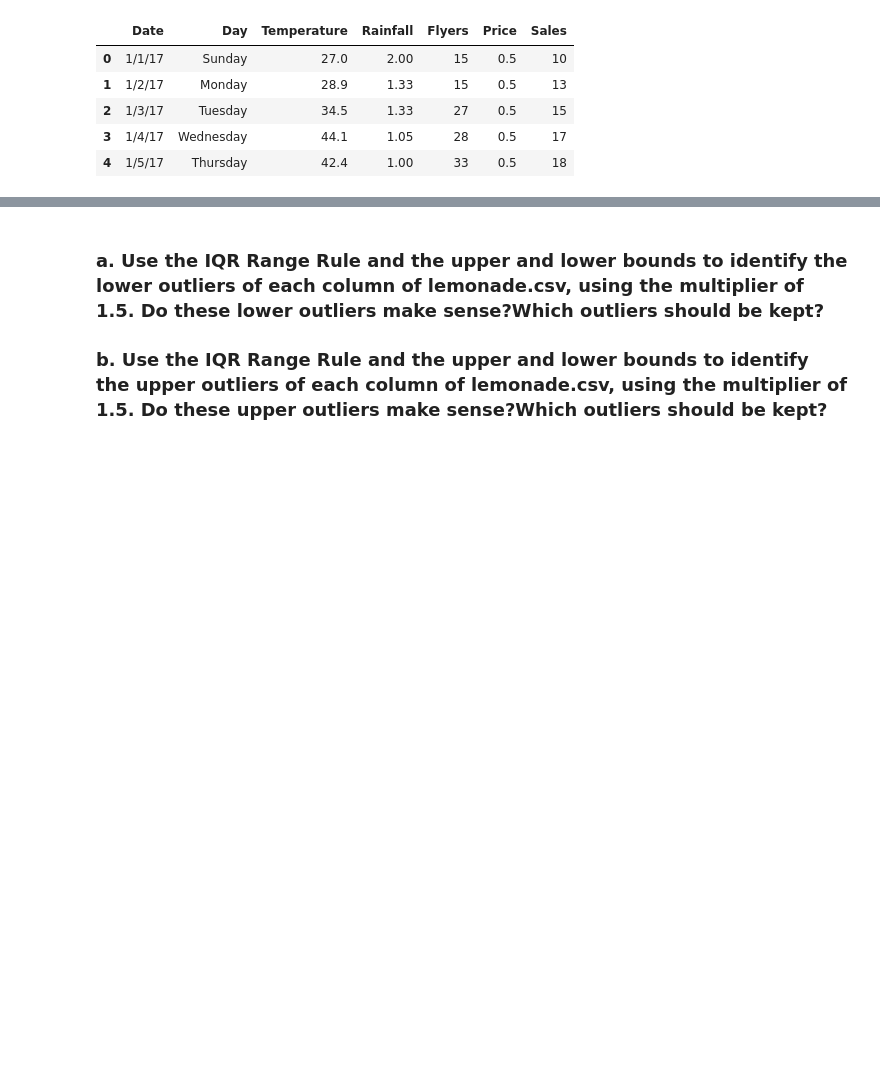
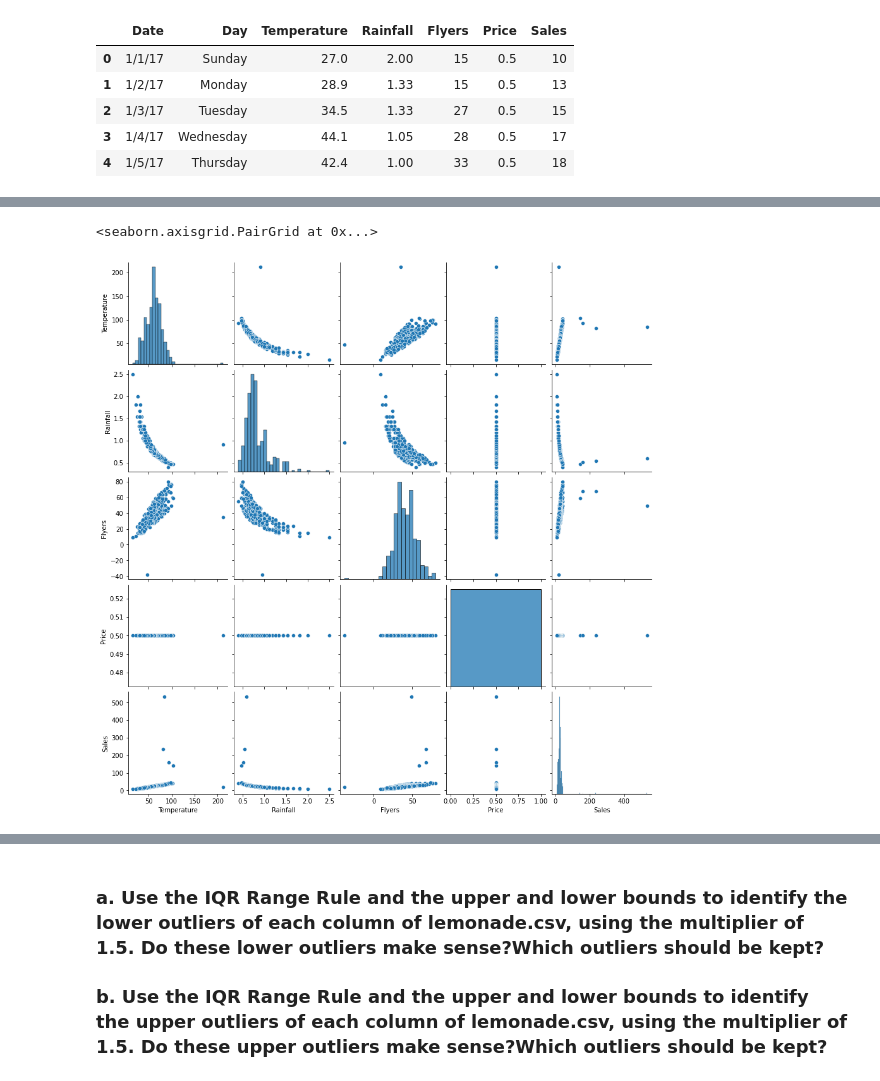
Before and after one commit to mariamnaqvi/anomaly-detection-exercises, a Jupyter notebook: continuous_probabilistic_methods.ipynb, the cells around one changed output, grey strips where cells are left out. Drawn from its saved outputs; the diff is of its cells as text; code cells hidden in the pictures; blank space fills up the shorter version.

```diff
--- a/continuous_probabilistic_methods.ipynb
+++ b/continuous_probabilistic_methods.ipynb
@@ -37,0 +55,6 @@ df.head()
+# %%
+# change date to a datetime object and set as index
+
+df.Date = pd.to_datetime(df.Date)
+# %%
+df = df.set_index('Date')
@@ -37,0 +73,6 @@ df.head()
+# %%
+# since we have a day of the week column, let's also create a month column
+
+df['Month'] = df.index.month_name()
+
+# month_name will give string values of the month names
@@ -37,0 +106,5 @@ df.head()
+# %%
+sns.pairplot(df)
+# %% [output]
+<seaborn.axisgrid.PairGrid at 0x...>
+[figure, added]
```
Also changed, not shown: parts of 21 cells of this notebook.
